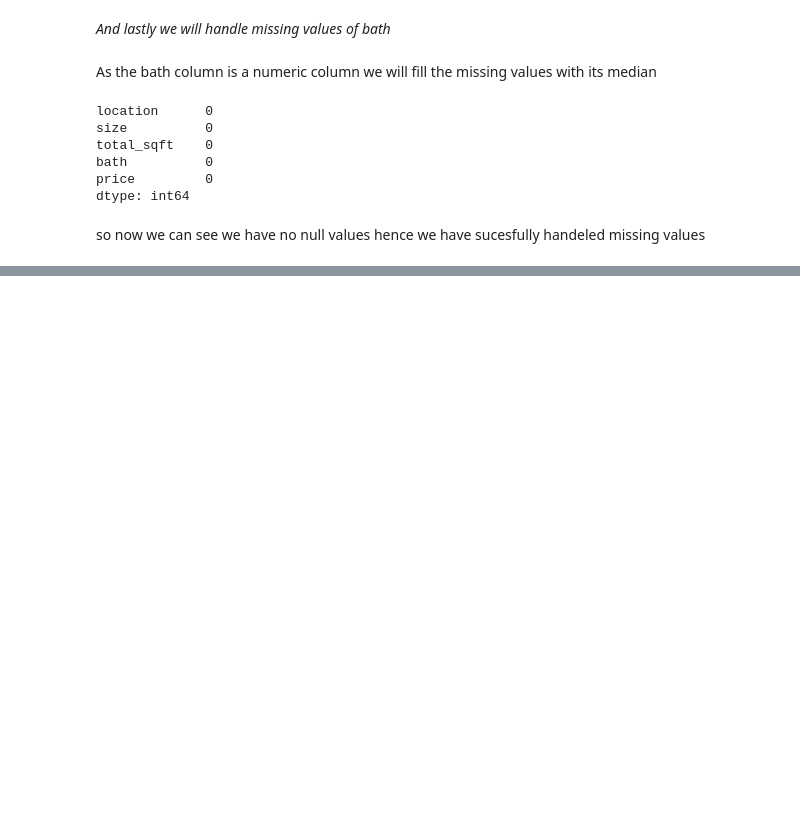
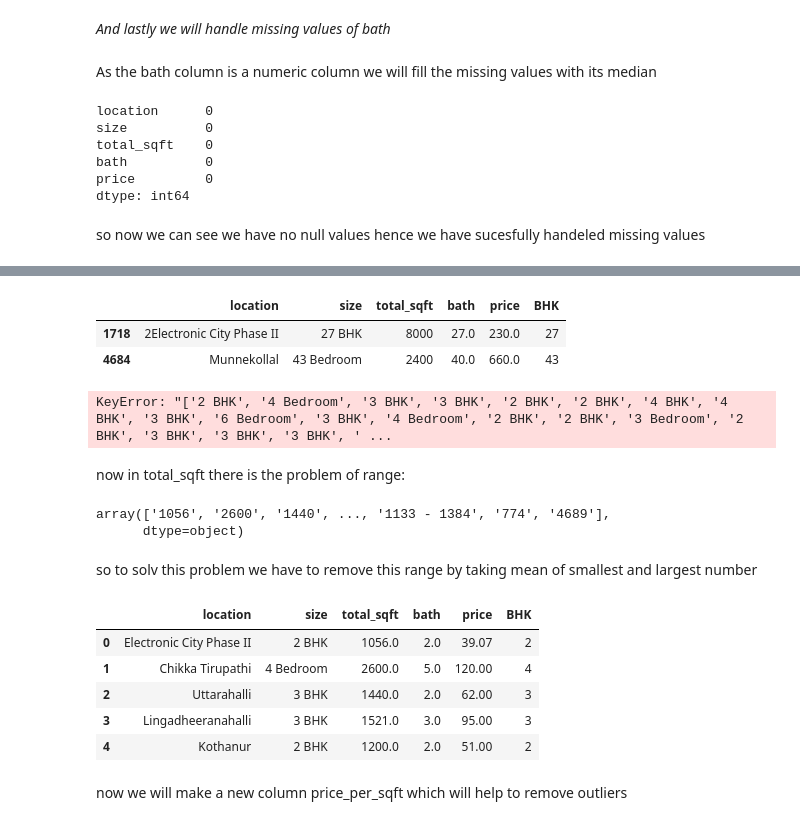
Before and after one commit to TirthThesiya/Bangalore-house-price-prediction, a Jupyter notebook: house_pred.ipynb, the cells around one changed output, grey strips where cells are left out. Drawn from its saved outputs; the diff is of its cells as text; code cells hidden in the pictures; blank space fills up the shorter version.

```diff
--- a/house_pred.ipynb
+++ b/house_pred.ipynb
@@ -186,0 +233,43 @@ so now we can see we have no null values hence we have sucesfully handeled missi
+# %%
+df['BHK'] = df['BHK'].astype(int)
+# %%
+df[df.BHK>20]
+# %% [output]
+|  | location | size | total_sqft | bath | price | BHK |
+| 1718 | 2Electronic City Phase II | 27 BHK | 8000 | 27.0 | 230.0 | 27 |
+| 4684 | Munnekollal | 43 Bedroom | 2400 | 40.0 | 660.0 | 43 |
+# %%
+df.drop(df['size'],inplace=True)
+# %% [output]
+KeyError: "['2 BHK', '4 Bedroom', '3 BHK', '3 BHK', '2 BHK', '2 BHK', '4 BHK', '4 BHK', '3 BHK', '6 Bedroom', '3 BHK', '4 Bedroom', '2 BHK', '2 BHK', '3 Bedroom', '2 BHK', '3 BHK', '3 BHK', '3 BHK', ' ...
+# %% [markdown]
+now in total_sqft there is the problem of range:
+# %%
+df['total_sqft'].unique()
+# %% [output]
+array(['1056', '2600', '1440', ..., '1133 - 1384', '774', '4689'],
+      dtype=object)
+# %% [markdown]
+so to solv this problem we have to remove this range by taking mean of smallest and largest number
+# %%
+def convert_range(x):
+    temp = x.split('-')
+    if len(temp) == 2:
+        return(float(temp[0])+float(temp[1])/2)
+    try:
+        return float(x)
+    except :
+        return None
+# %%
+df['total_sqft'] = df['total_sqft'].apply(convert_range)
+# %%
+df.head()
+# %% [output]
+|  | location | size | total_sqft | bath | price | BHK |
+| 0 | Electronic City Phase II | 2 BHK | 1056.0 | 2.0 | 39.07 | 2 |
+| 1 | Chikka Tirupathi | 4 Bedroom | 2600.0 | 5.0 | 120.00 | 4 |
+| 2 | Uttarahalli | 3 BHK | 1440.0 | 2.0 | 62.00 | 3 |
+| 3 | Lingadheeranahalli | 3 BHK | 1521.0 | 3.0 | 95.00 | 3 |
+| 4 | Kothanur | 2 BHK | 1200.0 | 2.0 | 51.00 | 2 |
+# %% [markdown]
+now we will make a new column price_per_sqft which will help to remove outliers
```
Also changed, not shown: parts of 5 cells of this notebook.
